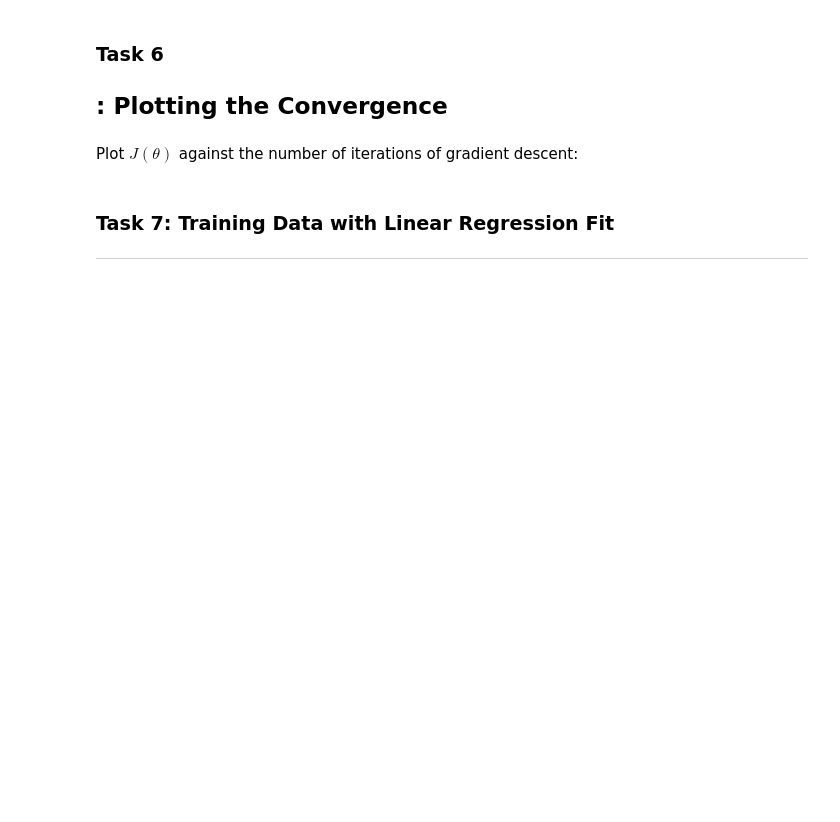
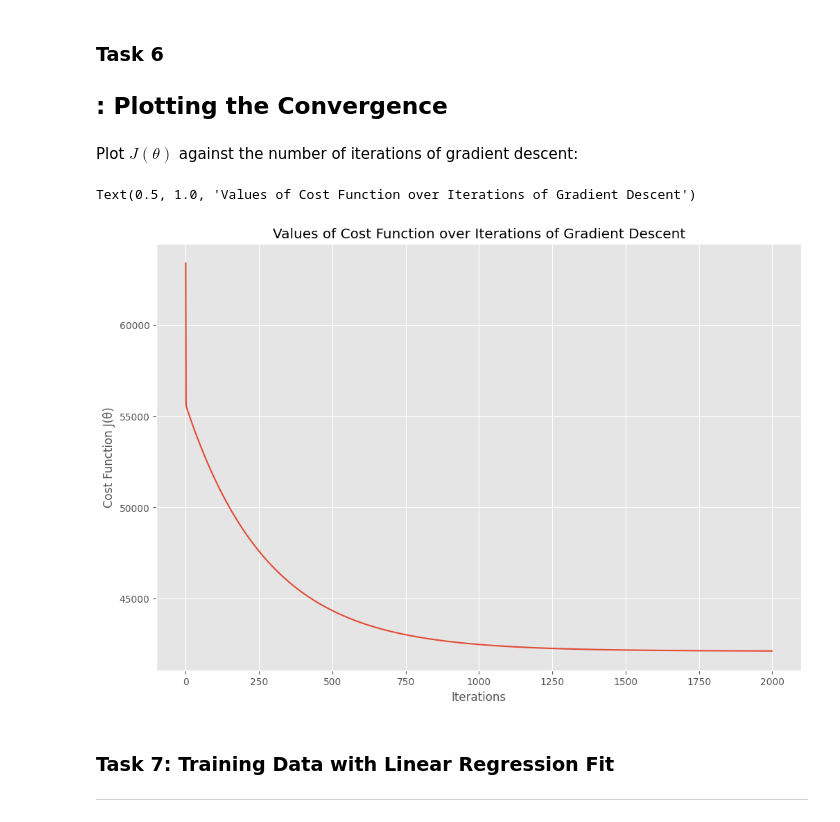
Before and after one commit to Abdelmalek-Djemaa/Linear-Regression-with-NumPy-and-Python, a Jupyter notebook: Linear_Regression_with_NumPy_and_Python.ipynb, the cells around one changed output. Drawn from its saved outputs; the diff is of its cells as text; code cells hidden in the pictures; blank space fills up the shorter version.

```diff
--- a/Linear_Regression_with_NumPy_and_Python.ipynb
+++ b/Linear_Regression_with_NumPy_and_Python.ipynb
@@ -32,3 +74,15 @@ $$h_{\theta}(x) = \theta^Tx = \theta_0 + \theta_1x_1$$
 Minimize the cost function $J(\theta)$ by updating the below equation and repeat unitil convergence
 
 $\theta_j := \theta_j - \alpha \frac{1}{m} \sum_{i=1}^m (h_{\theta}(x^{(i)}) - y^{(i)})x_j^{(i)}$ (simultaneously update $\theta_j$ for all $j$).
+# %%
+def gradient_decent(X, y, theta , alpha, iterations):
+  m =len(y)
+  cost_history = np.zeros(iterations)
+  for i in range (iterations):
+    predictions = X.dot(theta)
+    error = np.dot(X.T , (predictions -y))
+    theta -= alpha * 1/m * error
+    cost_history[i] = cost_function(X, y, theta)
+  return theta, cost_history
+# %%
+theta, cost_history = gradient_decent(X, y, theta, alpha = 0.01, iterations = 2000)
@@ -41,6 +120,14 @@ $\theta_j := \theta_j - \alpha \frac{1}{m} \sum_{i=1}^m (h_{\theta}(x^{(i)}) - y
 ---
 # %% [markdown]
 Plot $J(\theta)$ against the number of iterations of gradient descent:
+# %%
+plt.plot(cost_history)
+plt.xlabel("Iterations")
+plt.ylabel("Cost Function J(θ)")
+plt.title("Values of Cost Function over Iterations of Gradient Descent")
+# %% [output]
+Text(0.5, 1.0, 'Values of Cost Function over Iterations of Gradient Descent')
+[figure, added]
 # %% [markdown]
 ### Task 7: Training Data with Linear Regression Fit
 ---
```
Also changed, not shown: parts of 11 cells of this notebook.
